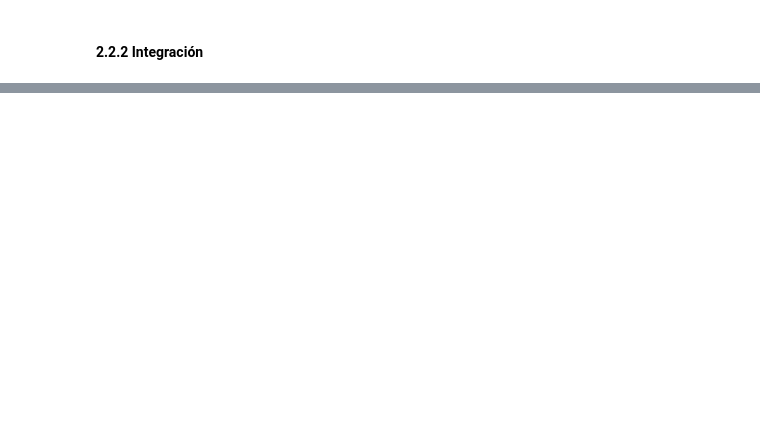
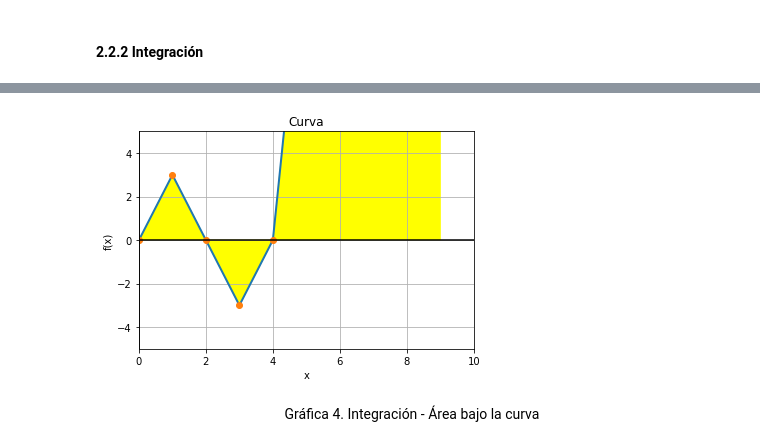
Before and after one commit to smaje99/numerical-methods-udla, a Jupyter notebook: Derivación e Integración Numérica.ipynb, the cells around one changed output, grey strips where cells are left out. Drawn from its saved outputs; the diff is of its cells as text; code cells hidden in the pictures; blank space fills up the shorter version.

```diff
--- a/Derivación e Integración Numérica.ipynb
+++ b/Derivación e Integración Numérica.ipynb
@@ -56,0 +492,28 @@
+# %%
+f: Callable[[float], float] = lambda x: x ** 3 - 6 * x ** 2 + 8 * x  # función a integrar
+# %%
+x = list(range(10))
+
+plt.plot(x, [f(i) for i in x], linewidth=2)
+plt.plot(x, [f(i) for i in x], 'o', linewidth=2)
+
+plt.fill_between(x, [f(i) for i in x], color='yellow')
+
+plt.axhline(0, color="black")
+plt.axvline(0, color="black")
+
+plt.xlim(0, 10)
+plt.ylim(-5, 5)
+
+plt.title('Curva')
+plt.xlabel('x')
+plt.ylabel('f(x)')
+plt.grid()
+
+plt.show()
+# %% [output]
+[figure, added]
+# %% [markdown]
+<div align="center">
+    Gráfica 4. Integración - Área bajo la curva
+</div>
```
Also changed, not shown: parts of 62 cells of this notebook.
